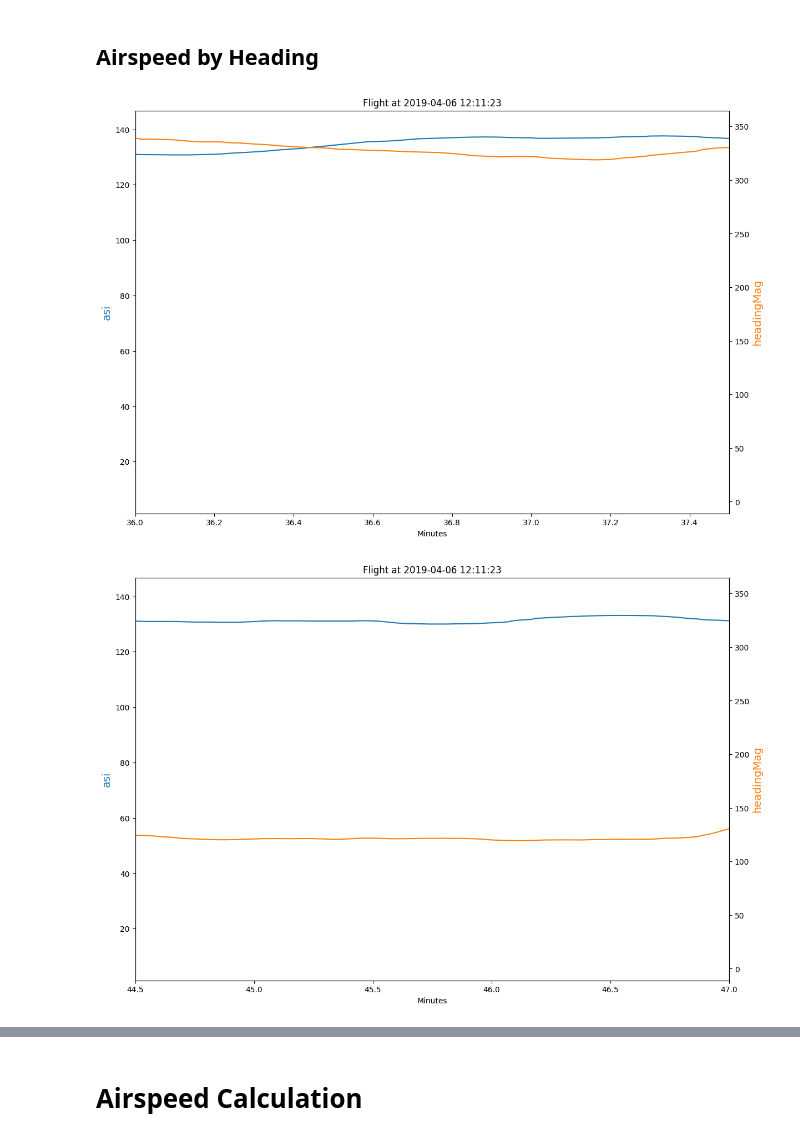
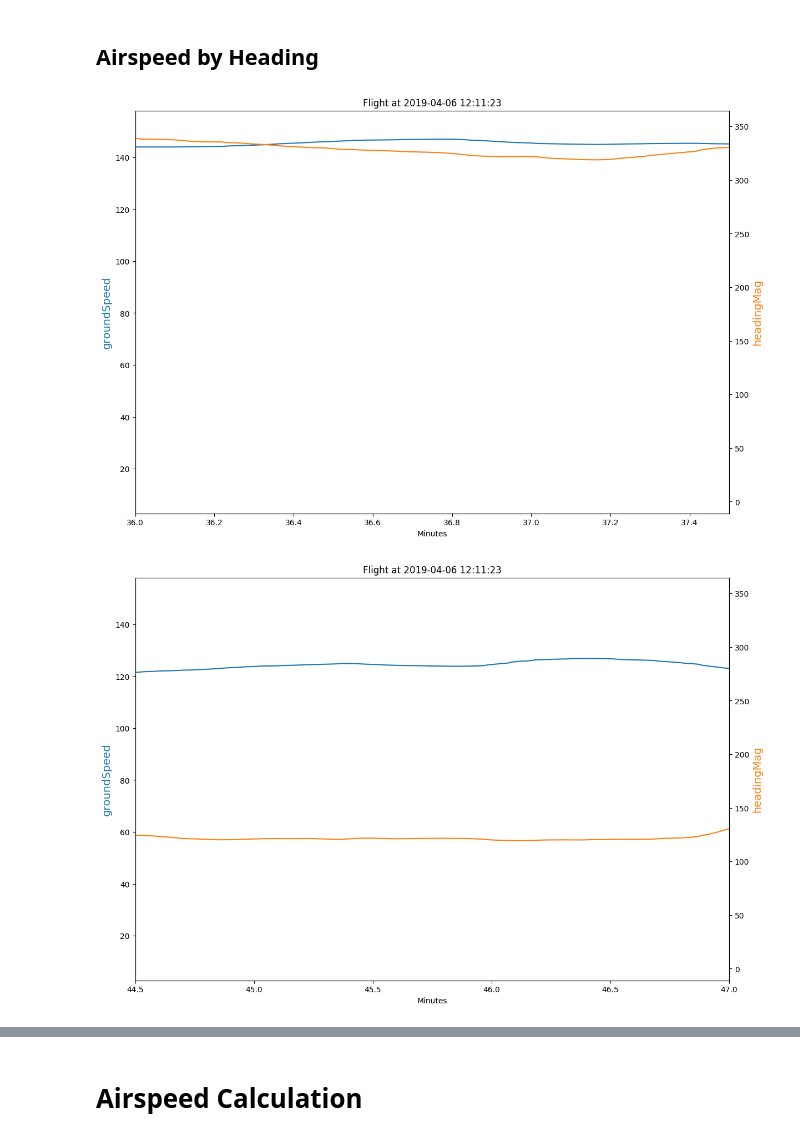
Before and after one commit to azemon/MglEfisPlotter, a Jupyter notebook: notebooks/2019-04-06/overview.ipynb, the cells around one changed output, grey strips where cells are left out. Cells and saved outputs as stored; diff of their text form; code cells hidden in the pictures.

```diff
--- a/notebooks/2019-04-06/overview.ipynb
+++ b/notebooks/2019-04-06/overview.ipynb
@@ -42,11 +42,11 @@ p.plot('asi', xlim=(56, 69), ylim=(120, 130)).show()
 # %% [markdown]
 ## Airspeed by Heading
 # %%
-p.plot2(['asi', 'headingMag'], xlim=(36, 37.5)).show()
+p.plot2(['groundSpeed', 'headingMag'], xlim=(36, 37.5)).show()
 # %% [output]
-[figure, old version]
+[figure, new version]
 # %%
-p.plot2(['asi', 'headingMag'], xlim=(44.5, 47)).show()
+p.plot2(['groundSpeed', 'headingMag'], xlim=(44.5, 47)).show()
 # %% [output]
-[figure, old version]
+[figure, new version]
 # %%
```
Also changed, not shown: parts of 4 cells of this notebook, 7 other files.
